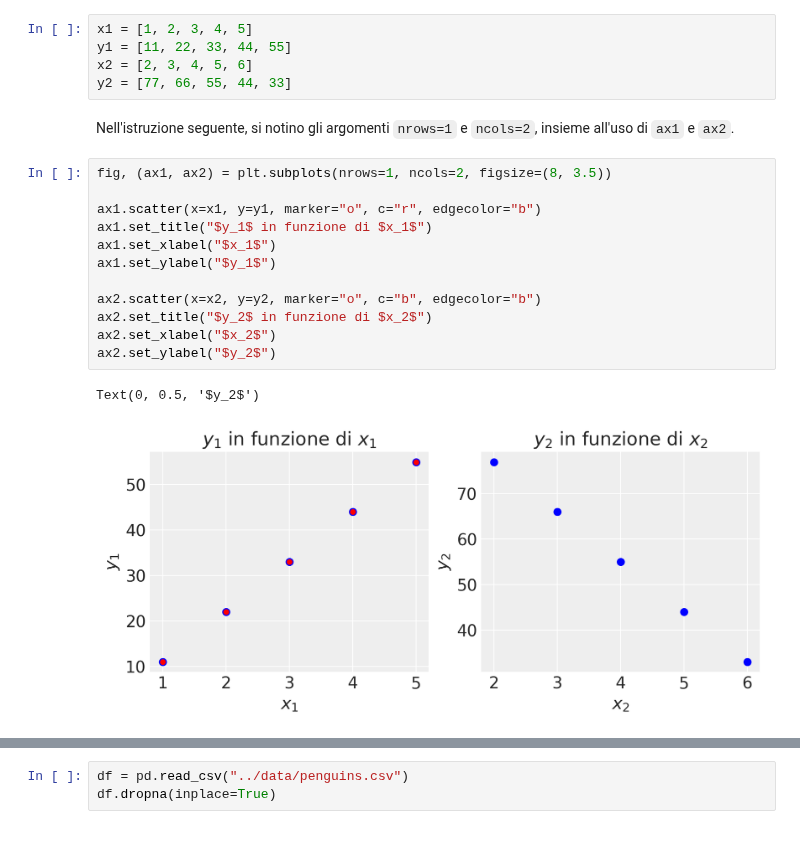
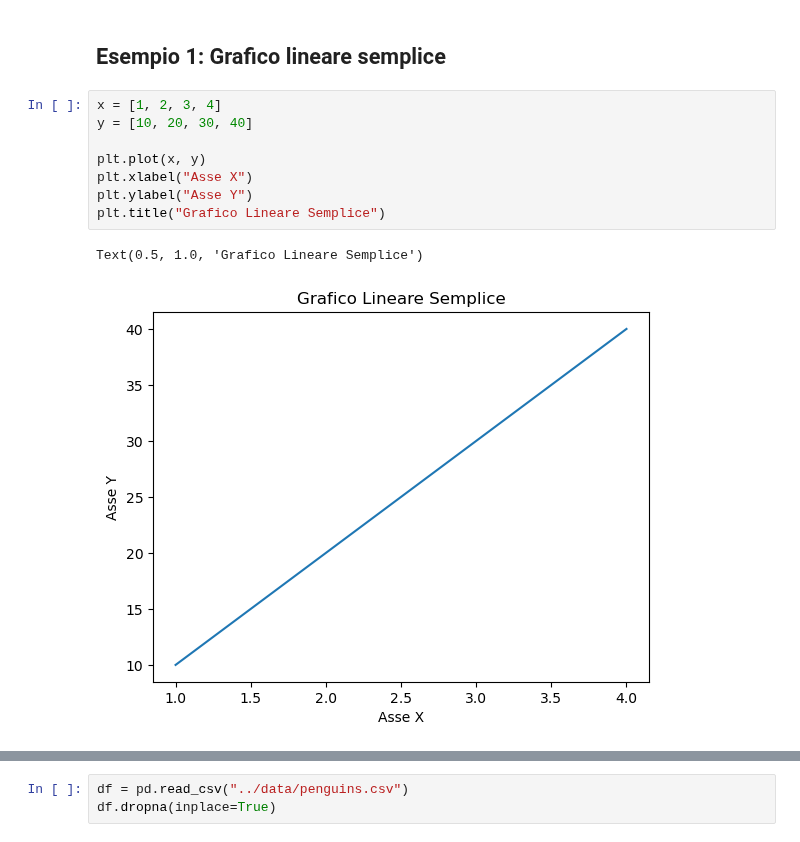
Before and after one commit to ccaudek/ds4psy, a Jupyter notebook: chapter_1/06_matplotlib.ipynb, the cells around one changed output, grey strips where cells are left out. Cells and saved outputs as stored; diff of their text form.

```diff
--- a/chapter_1/06_matplotlib.ipynb
+++ b/chapter_1/06_matplotlib.ipynb
@@ -156,22 +31,13 @@ Consideriamo ora un caso in cui vogliamo creare due grafici arrangiati orizzonta
-# %%
-x1 = [1, 2, 3, 4, 5]
-y1 = [11, 22, 33, 44, 55]
-x2 = [2, 3, 4, 5, 6]
-y2 = [77, 66, 55, 44, 33]
-# %% [markdown]
-Nell'istruzione seguente, si notino gli argomenti `nrows=1` e `ncols=2`, insieme all'uso di `ax1` e `ax2`.
-# %%
-fig, (ax1, ax2) = plt.subplots(nrows=1, ncols=2, figsize=(8, 3.5))
-
-ax1.scatter(x=x1, y=y1, marker="o", c="r", edgecolor="b")
-ax1.set_title("$y_1$ in funzione di $x_1$")
-ax1.set_xlabel("$x_1$")
-ax1.set_ylabel("$y_1$")
-
-ax2.scatter(x=x2, y=y2, marker="o", c="b", edgecolor="b")
-ax2.set_title("$y_2$ in funzione di $x_2$")
-ax2.set_xlabel("$x_2$")
-ax2.set_ylabel("$y_2$")
-# %% [output]
-Text(0, 0.5, '$y_2$')
-[figure, removed]
+# %% [markdown]
+## Esempio 1: Grafico lineare semplice
+# %%
+x = [1, 2, 3, 4]
+y = [10, 20, 30, 40]
+
+plt.plot(x, y)
+plt.xlabel("Asse X")
+plt.ylabel("Asse Y")
+plt.title("Grafico Lineare Semplice")
+# %% [output]
+Text(0.5, 1.0, 'Grafico Lineare Semplice')
+[figure, added]
```
Also changed, not shown: parts of 29 cells of this notebook, 22 other files.
